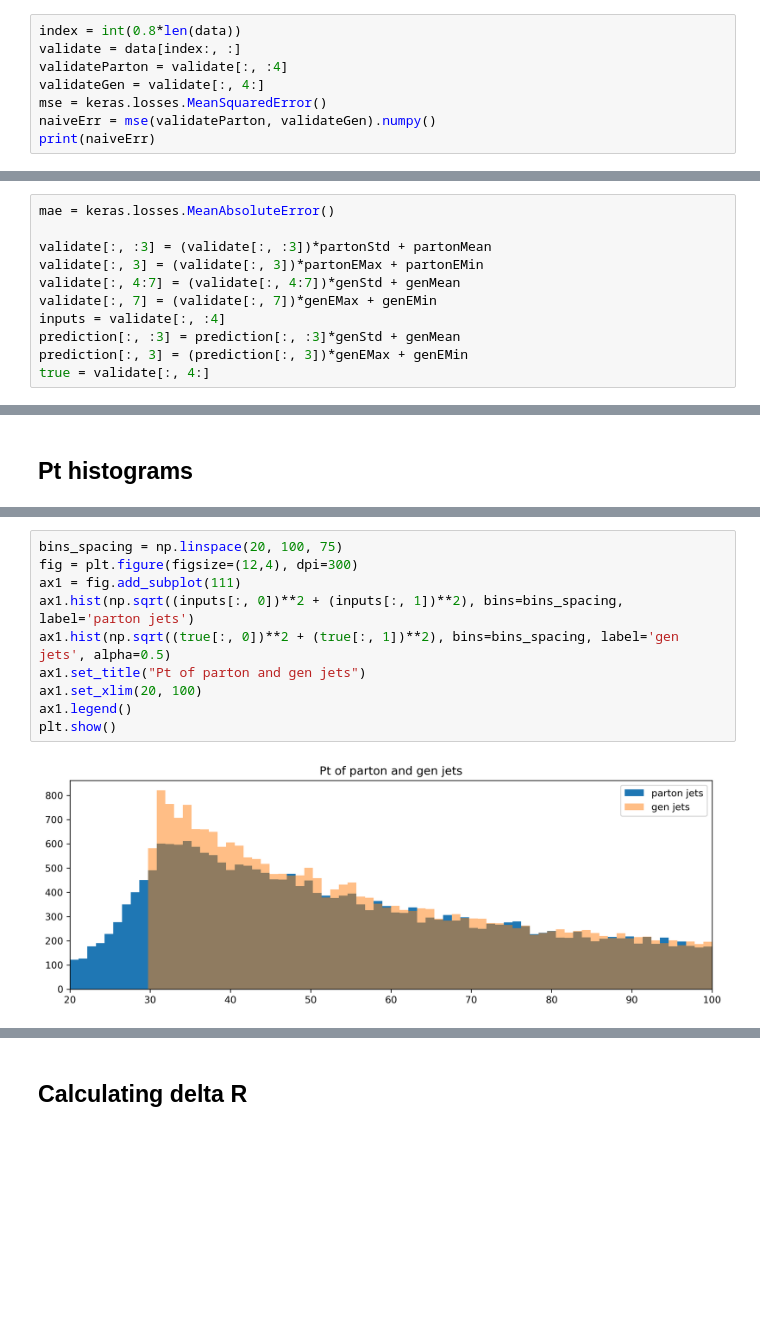
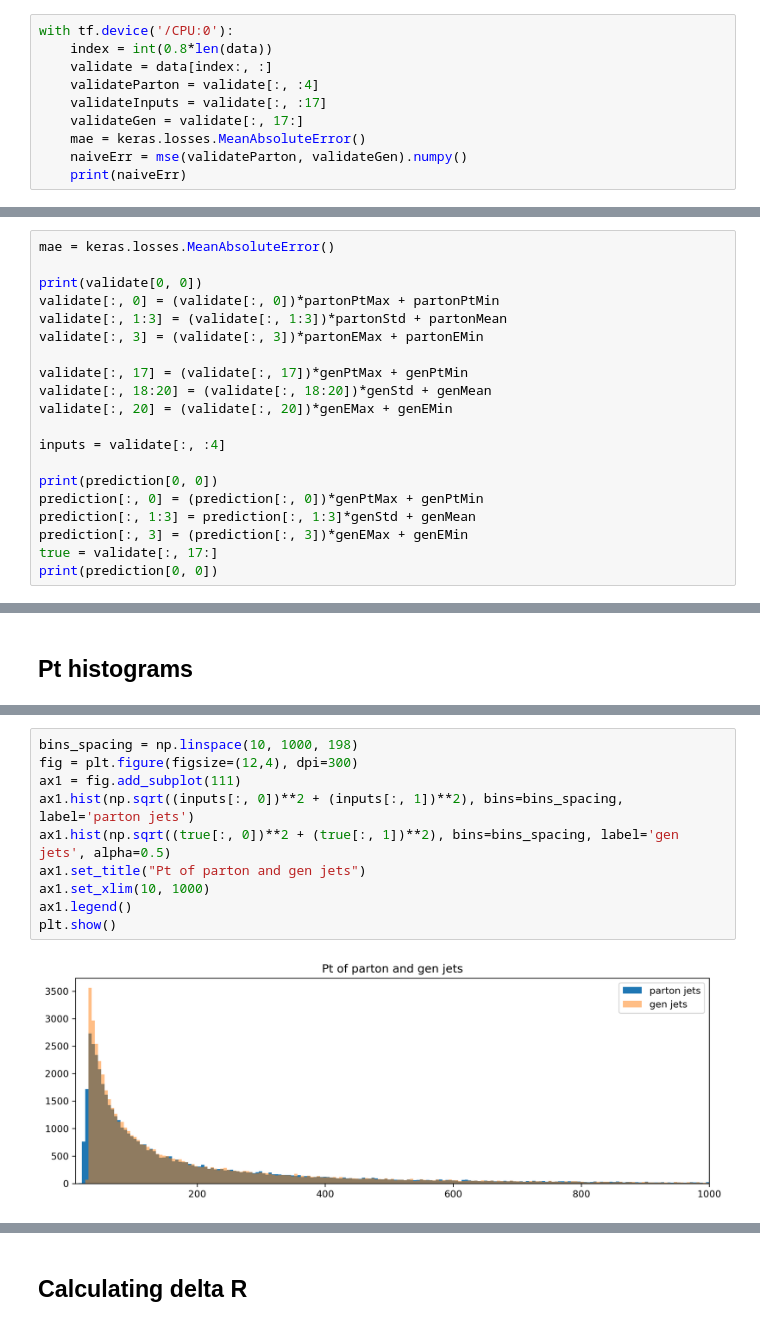
Before and after one commit to jblue1/falcon, a Jupyter notebook: notebooks/evaluateModel.ipynb, the cells around one changed output, grey strips where cells are left out. Saved outputs shown, nothing was run; the diff lists cells and outputs as text; blank space fills up the shorter version.

Commit message:
update graphs

```diff
--- a/notebooks/evaluateModel.ipynb
+++ b/notebooks/evaluateModel.ipynb
@@ -51,9 +103,11 @@ data[:, 7] = (data[:, 7] - genEMin)/genEMax
 # %%
-index = int(0.8*len(data))
-validate = data[index:, :]
-validateParton = validate[:, :4]
-validateGen = validate[:, 4:]
-mse = keras.losses.MeanSquaredError()
-naiveErr = mse(validateParton, validateGen).numpy()
-print(naiveErr)
+with tf.device('/CPU:0'):
+    index = int(0.8*len(data))
+    validate = data[index:, :]
+    validateParton = validate[:, :4]
+    validateInputs = validate[:, :17]
+    validateGen = validate[:, 17:]
+    mae = keras.losses.MeanAbsoluteError()
+    naiveErr = mse(validateParton, validateGen).numpy()
+    print(naiveErr)
 # %% [output]
@@ -91,11 +145,20 @@ _________________________________________________________________
 # %%
 mae = keras.losses.MeanAbsoluteError()
 
-validate[:, :3] = (validate[:, :3])*partonStd + partonMean
+print(validate[0, 0])
+validate[:, 0] = (validate[:, 0])*partonPtMax + partonPtMin
+validate[:, 1:3] = (validate[:, 1:3])*partonStd + partonMean
 validate[:, 3] = (validate[:, 3])*partonEMax + partonEMin
-validate[:, 4:7] = (validate[:, 4:7])*genStd + genMean
-validate[:, 7] = (validate[:, 7])*genEMax + genEMin
+
+validate[:, 17] = (validate[:, 17])*genPtMax + genPtMin
+validate[:, 18:20] = (validate[:, 18:20])*genStd + genMean
+validate[:, 20] = (validate[:, 20])*genEMax + genEMin
+
 inputs = validate[:, :4]
-prediction[:, :3] = prediction[:, :3]*genStd + genMean
+
+print(prediction[0, 0])
+prediction[:, 0] = (prediction[:, 0])*genPtMax + genPtMin
+prediction[:, 1:3] = prediction[:, 1:3]*genStd + genMean
 prediction[:, 3] = (prediction[:, 3])*genEMax + genEMin
-true = validate[:, 4:]
+true = validate[:, 17:]
+print(prediction[0, 0])
@@ -329,15 +651,15 @@ plt.show()
 # %%
-bins_spacing = np.linspace(20, 100, 75)
+bins_spacing = np.linspace(10, 1000, 198)
 fig = plt.figure(figsize=(12,4), dpi=300)
 ax1 = fig.add_subplot(111)
 ax1.hist(np.sqrt((inputs[:, 0])**2 + (inputs[:, 1])**2), bins=bins_spacing, label='parton jets')
 ax1.hist(np.sqrt((true[:, 0])**2 + (true[:, 1])**2), bins=bins_spacing, label='gen jets', alpha=0.5)
 ax1.set_title("Pt of parton and gen jets")
-ax1.set_xlim(20, 100)
+ax1.set_xlim(10, 1000)
 ax1.legend()
 plt.show()
 # %% [output]
-[figure, old version]
+[figure, new version]
 # %%
 fig = plt.figure(figsize=(12,4), dpi=300)
 ax1 = fig.add_subplot(111)
```
Also changed, not shown: parts of 40 cells of this notebook, 1 other file.
